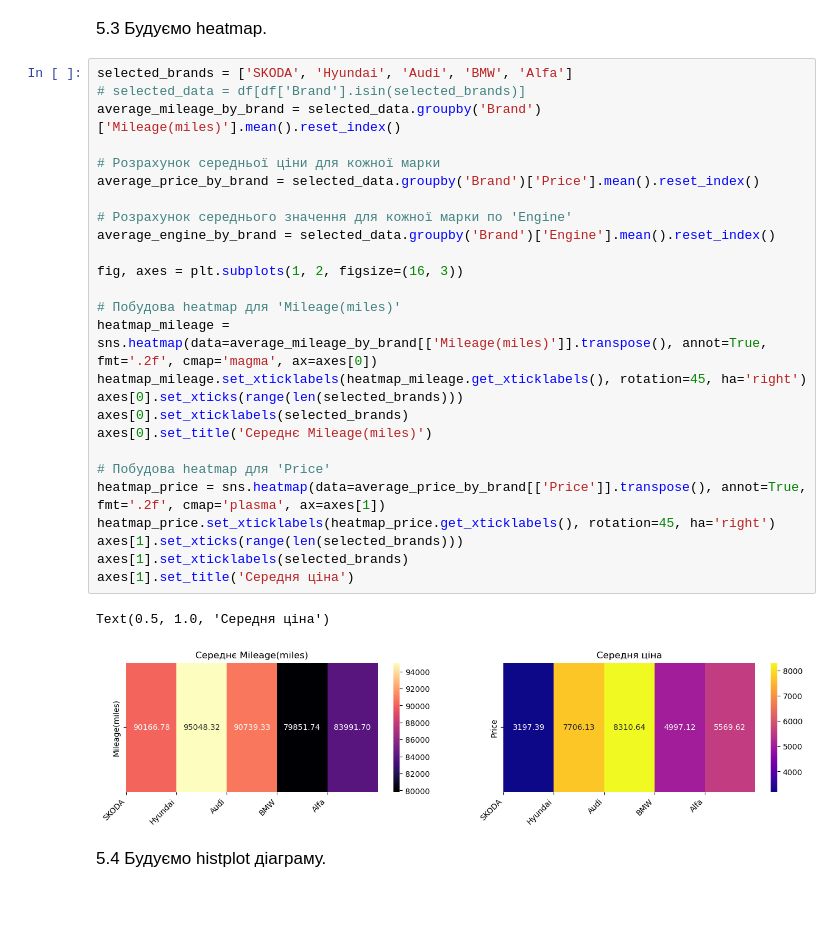
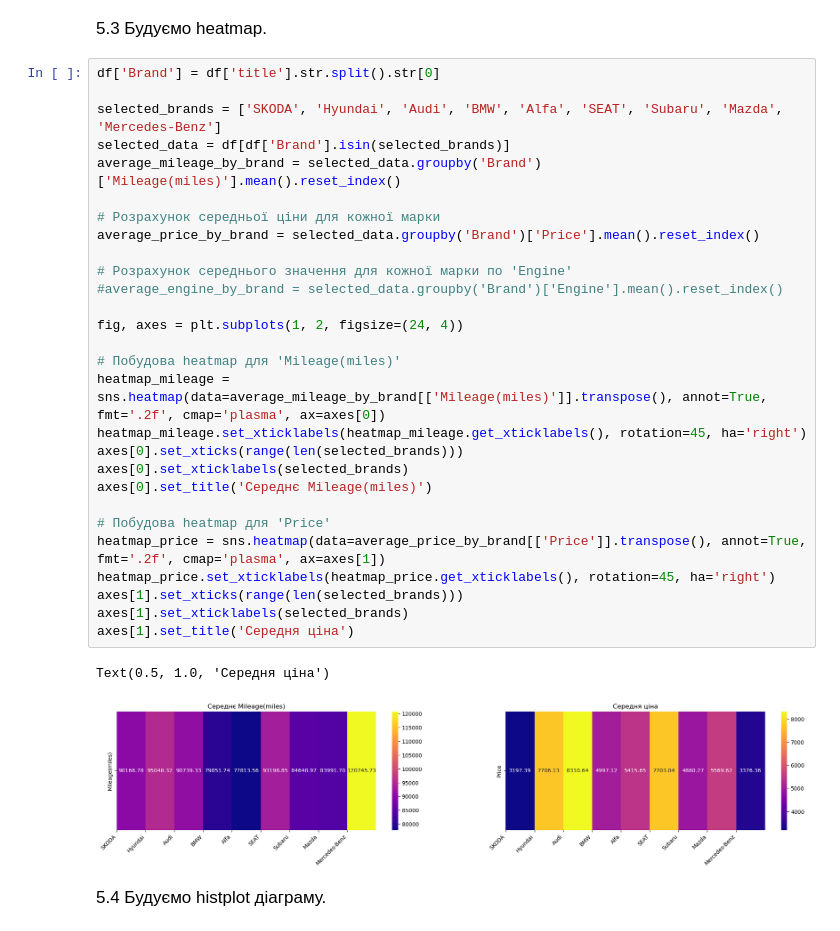
Before and after one commit to artemyak5/SRP, a Jupyter notebook: coursework/main.ipynb, the cells around one changed output. Cells and saved outputs as stored; diff of their text form; blank space fills up the shorter version.

Commit message:
heatmap

```diff
--- a/coursework/main.ipynb
+++ b/coursework/main.ipynb
@@ -270,34 +269,36 @@ sns.barplot(x=df['Registration_Year'], y=df['Mileage(miles)'])
 # %% [markdown]
 <p style="font-size: 17px;">5.3 Будуємо heatmap.</p>
 # %%
-selected_brands = ['SKODA', 'Hyundai', 'Audi', 'BMW', 'Alfa']
-# selected_data = df[df['Brand'].isin(selected_brands)]
+df['Brand'] = df['title'].str.split().str[0]
+
+selected_brands = ['SKODA', 'Hyundai', 'Audi', 'BMW', 'Alfa', 'SEAT', 'Subaru', 'Mazda', 'Mercedes-Benz']
+selected_data = df[df['Brand'].isin(selected_brands)]
 average_mileage_by_brand = selected_data.groupby('Brand')['Mileage(miles)'].mean().reset_index()
 
 # Розрахунок середньої ціни для кожної марки
 average_price_by_brand = selected_data.groupby('Brand')['Price'].mean().reset_index()
 
 # Розрахунок середнього значення для кожної марки по 'Engine'
-average_engine_by_brand = selected_data.groupby('Brand')['Engine'].mean().reset_index()
+#average_engine_by_brand = selected_data.groupby('Brand')['Engine'].mean().reset_index()
 
-fig, axes = plt.subplots(1, 2, figsize=(16, 3))
+fig, axes = plt.subplots(1, 2, figsize=(24, 4))
 
 # Побудова heatmap для 'Mileage(miles)'
-heatmap_mileage = sns.heatmap(data=average_mileage_by_brand[['Mileage(miles)']].transpose(), annot=True, fmt='.2f', cmap='magma', ax=axes[0])
+heatmap_mileage = sns.heatmap(data=average_mileage_by_brand[['Mileage(miles)']].transpose(), annot=True, fmt='.2f', cmap='plasma', ax=axes[0])
 heatmap_mileage.set_xticklabels(heatmap_mileage.get_xticklabels(), rotation=45, ha='right')
 axes[0].set_xticks(range(len(selected_brands)))
 axes[0].set_xticklabels(selected_brands)
 axes[0].set_title('Середнє Mileage(miles)')
 
 # Побудова heatmap для 'Price'
 heatmap_price = sns.heatmap(data=average_price_by_brand[['Price']].transpose(), annot=True, fmt='.2f', cmap='plasma', ax=axes[1])
 heatmap_price.set_xticklabels(heatmap_price.get_xticklabels(), rotation=45, ha='right')
 axes[1].set_xticks(range(len(selected_brands)))
 axes[1].set_xticklabels(selected_brands)
 axes[1].set_title('Середня ціна')
 # %% [output]
 Text(0.5, 1.0, 'Середня ціна')
-[figure, old version]
+[figure, new version]
 # %% [markdown]
 <p style="font-size: 17px;">5.4 Будуємо histplot діаграму.</p>
 # %%
```
Also changed, not shown: parts of 4 cells of this notebook.
